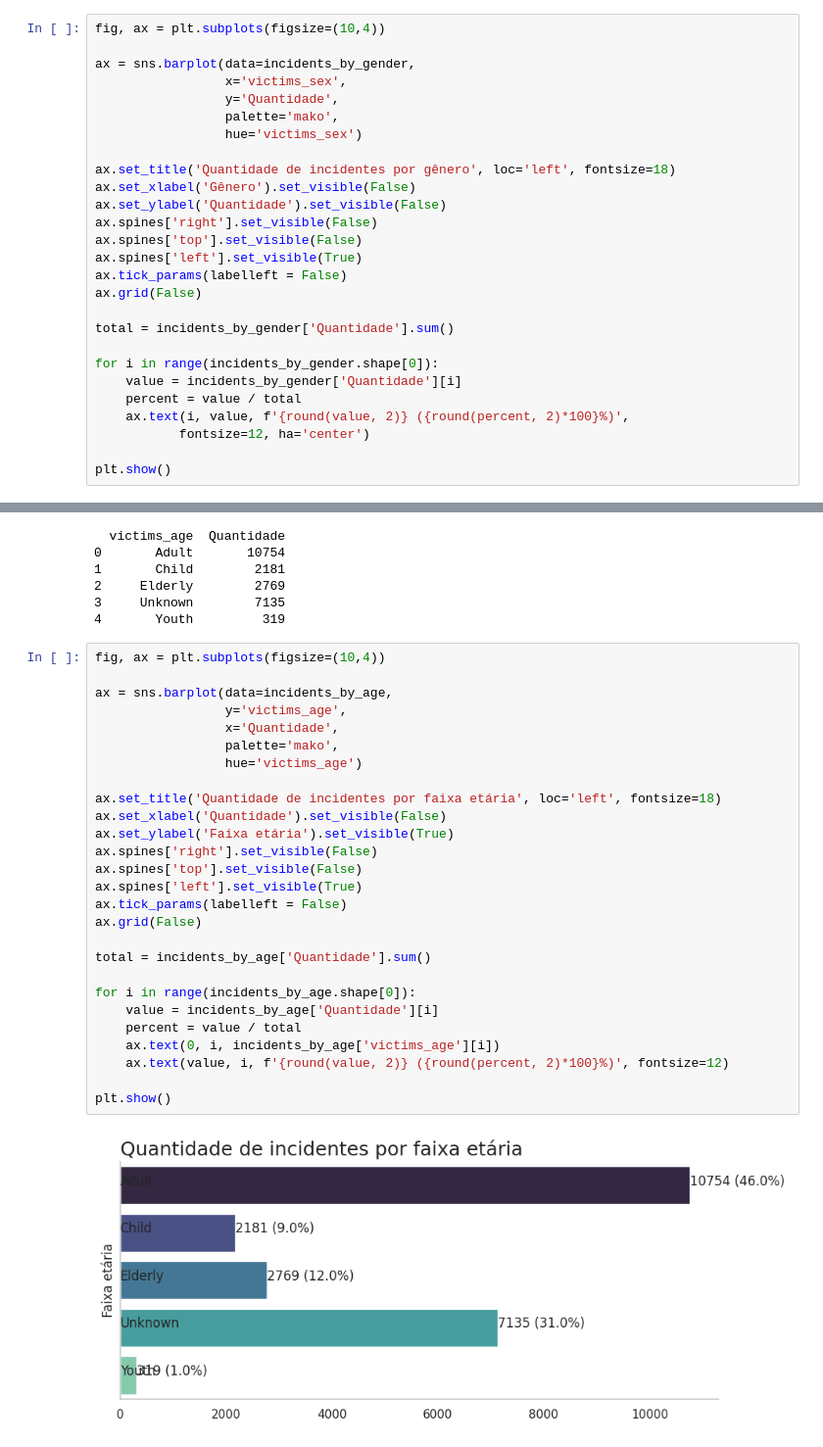
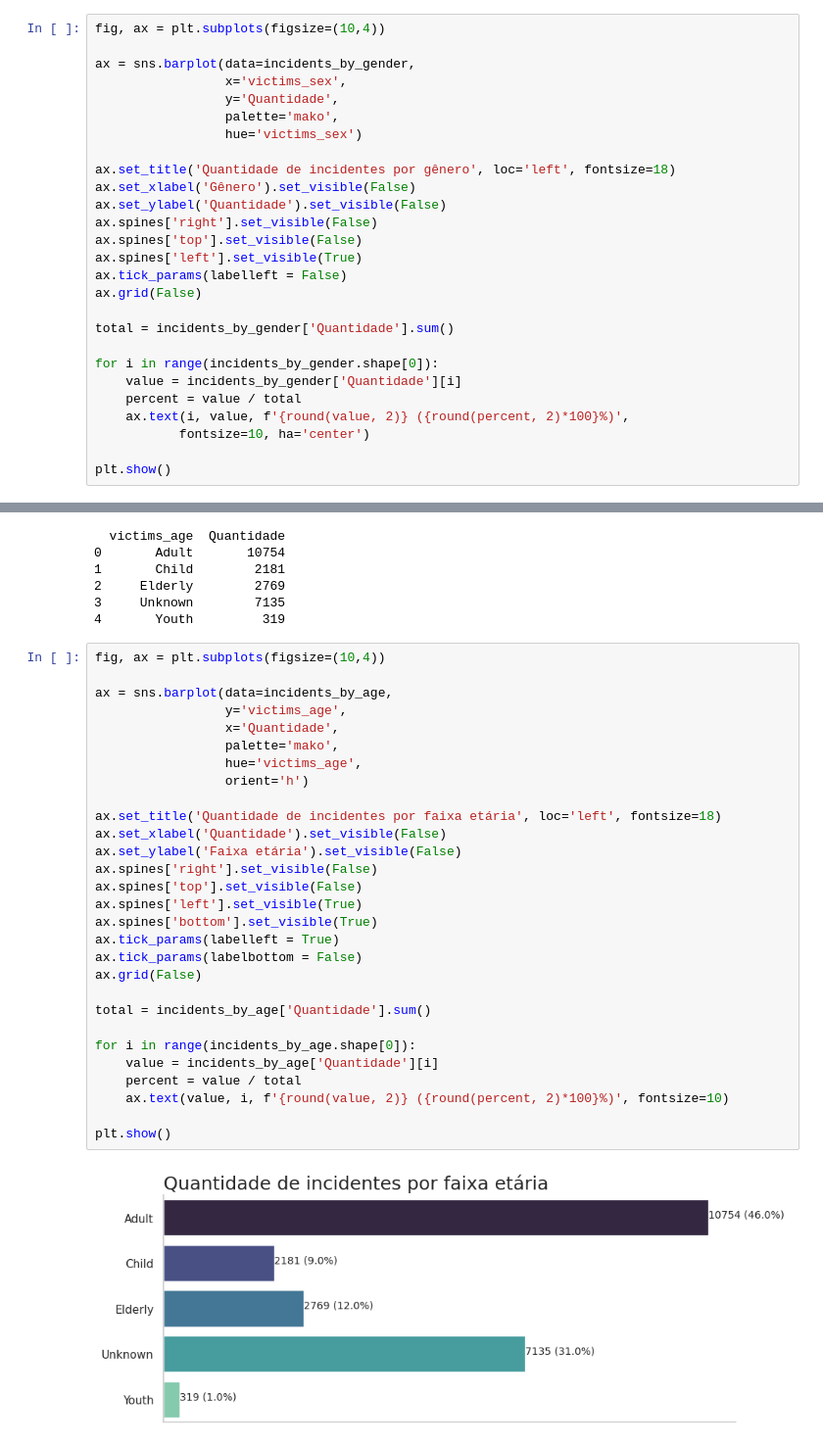
Before and after one commit to andre-almd/Risk-Analysis-in-Public-Transport, a Jupyter notebook: public_transport_analysis.ipynb, the cells around one changed output, grey strips where cells are left out. Shown at 98% size. Drawn from its saved outputs; the diff is of its cells as text.

```diff
--- a/public_transport_analysis.ipynb
+++ b/public_transport_analysis.ipynb
@@ -166,7 +166,7 @@ for i in range(incidents_by_gender.shape[0]):
     value = incidents_by_gender['Quantidade'][i]
     percent = value / total
     ax.text(i, value, f'{round(value, 2)} ({round(percent, 2)*100}%)',
-           fontsize=12, ha='center')
+           fontsize=10, ha='center')
 
 plt.show()
 # %% [output]
@@ -195,29 +195,31 @@ print(incidents_by_age)
 # %%
 fig, ax = plt.subplots(figsize=(10,4))
 
 ax = sns.barplot(data=incidents_by_age,
                  y='victims_age',
                  x='Quantidade',
                  palette='mako',
-                 hue='victims_age')
+                 hue='victims_age',
+                 orient='h')
 
 ax.set_title('Quantidade de incidentes por faixa etária', loc='left', fontsize=18)
 ax.set_xlabel('Quantidade').set_visible(False)
-ax.set_ylabel('Faixa etária').set_visible(True)
+ax.set_ylabel('Faixa etária').set_visible(False)
 ax.spines['right'].set_visible(False)
 ax.spines['top'].set_visible(False)
 ax.spines['left'].set_visible(True)
-ax.tick_params(labelleft = False)
+ax.spines['bottom'].set_visible(True)
+ax.tick_params(labelleft = True)
+ax.tick_params(labelbottom = False)
 ax.grid(False)
 
 total = incidents_by_age['Quantidade'].sum()
 
 for i in range(incidents_by_age.shape[0]):
     value = incidents_by_age['Quantidade'][i]
     percent = value / total
-    ax.text(0, i, incidents_by_age['victims_age'][i])
-    ax.text(value, i, f'{round(value, 2)} ({round(percent, 2)*100}%)', fontsize=12)
+    ax.text(value, i, f'{round(value, 2)} ({round(percent, 2)*100}%)', fontsize=10)
 
 plt.show()
 # %% [output]
-[figure, old version]
+[figure, new version]
```
Also changed, not shown: parts of 3 cells of this notebook.
